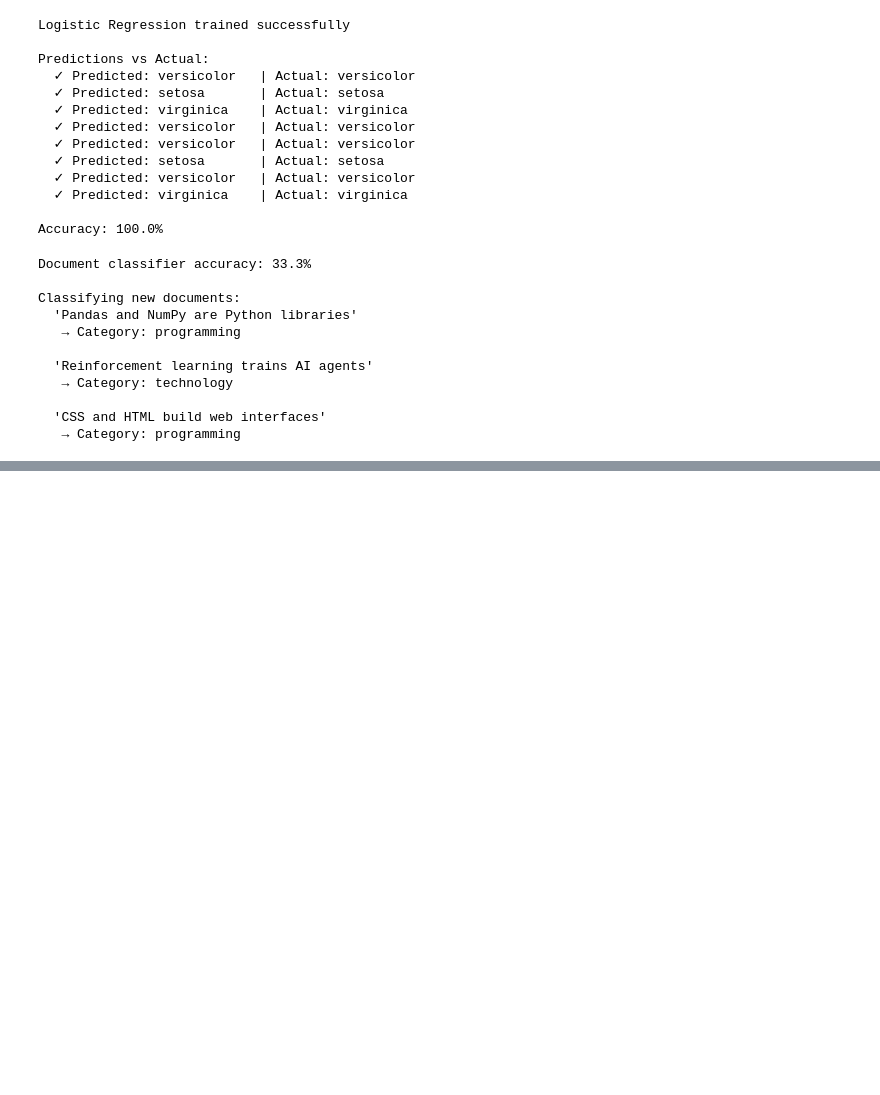
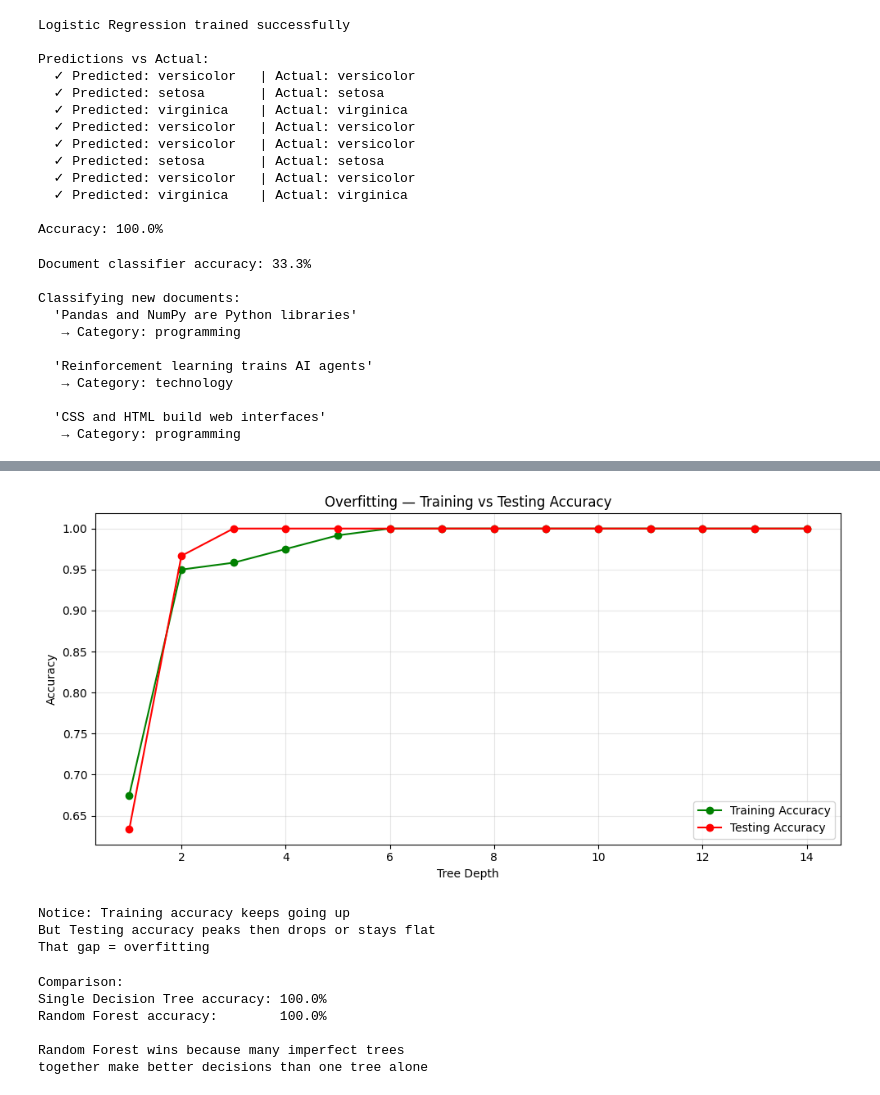
Before and after one commit to vartikabhawsar/ai-document-assistant, a Jupyter notebook: week2.ipynb, the cells around one changed output, grey strips where cells are left out. Saved outputs shown, nothing was run; the diff lists cells and outputs as text; code cells hidden in the pictures; blank space fills up the shorter version.

```diff
--- a/week2.ipynb
+++ b/week2.ipynb
@@ -303,0 +431,77 @@ Classifying new documents:
+# %%
+# Decision Trees overfit easily if you let them grow too deep
+# A very deep tree memorizes training data perfectly
+# but fails badly on new data
+
+# Let's prove this
+
+train_accuracies = []
+test_accuracies = []
+depths = range(1, 15)
+
+for depth in depths:
+    dt_temp = DecisionTreeClassifier(max_depth=depth, random_state=42)
+    dt_temp.fit(X_train, y_train)
+
+    train_acc = accuracy_score(y_train, dt_temp.predict(X_train))
+    test_acc = accuracy_score(y_test, dt_temp.predict(X_test))
+
+    train_accuracies.append(train_acc)
+    test_accuracies.append(test_acc)
+
+# Plot
+plt.figure(figsize=(10, 5))
+plt.plot(depths, train_accuracies, label="Training Accuracy", marker="o", color="green")
+plt.plot(depths, test_accuracies, label="Testing Accuracy", marker="o", color="red")
+plt.xlabel("Tree Depth")
+plt.ylabel("Accuracy")
+plt.title("Overfitting — Training vs Testing Accuracy")
+plt.legend()
+plt.grid(True, alpha=0.3)
+plt.tight_layout()
+plt.show()
+
+print("Notice: Training accuracy keeps going up")
+print("But Testing accuracy peaks then drops or stays flat")
+print("That gap = overfitting")
+# %% [output]
+[figure, added]
+Notice: Training accuracy keeps going up
+But Testing accuracy peaks then drops or stays flat
+That gap = overfitting
+# %%
+from sklearn.ensemble import RandomForestClassifier
+
+# Random Forest = many Decision Trees working together
+# Each tree sees a random subset of data and features
+# Final prediction = majority vote across all trees
+
+# Why is this better?
+# One tree can overfit. But 100 trees each making different mistakes
+# tend to cancel each other out → much more accurate and stable
+
+rf = RandomForestClassifier(
+    n_estimators=100,   # number of trees
+    max_depth=3,        # depth of each tree
+    random_state=42
+)
+rf.fit(X_train, y_train)
+y_pred_rf = rf.predict(X_test)
+accuracy_rf = accuracy_score(y_test, y_pred_rf)
+
+# Compare with single Decision Tree
+accuracy_dt = accuracy_score(y_test, dt.predict(X_test))
+
+print("Comparison:")
+print(f"Single Decision Tree accuracy: {accuracy_dt * 100:.1f}%")
+print(f"Random Forest accuracy:        {accuracy_rf * 100:.1f}%")
+print()
+print("Random Forest wins because many imperfect trees")
+print("together make better decisions than one tree alone")
+# %% [output]
+Comparison:
+Single Decision Tree accuracy: 100.0%
+Random Forest accuracy:        100.0%
+
+Random Forest wins because many imperfect trees
+together make better decisions than one tree alone
```
Also changed, not shown: parts of 12 cells of this notebook.
